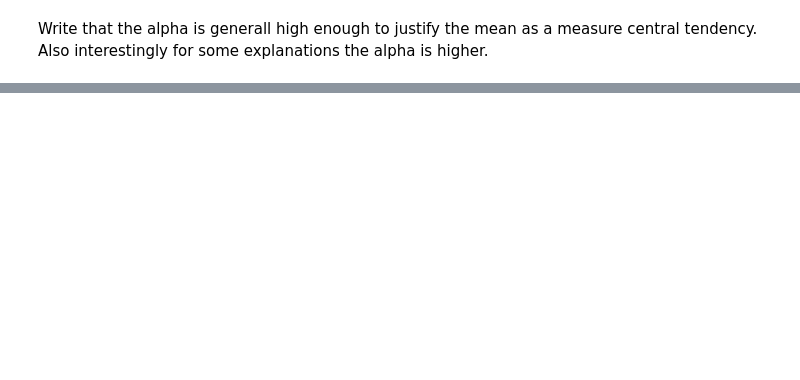
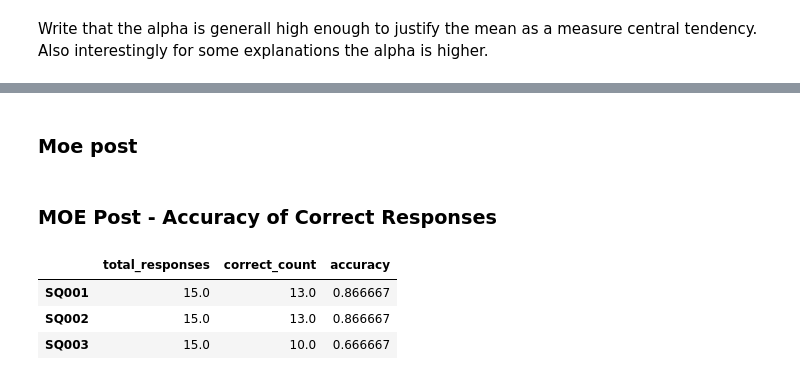
Before and after one commit to StefanHamm/surveyMasterThesis, a Jupyter notebook: survey_analysis.ipynb, the cells around one changed output, grey strips where cells are left out. Drawn from its saved outputs; the diff is of its cells as text; code cells hidden in the pictures; blank space fills up the shorter version.

```diff
--- a/survey_analysis.ipynb
+++ b/survey_analysis.ipynb
@@ -460,0 +580,48 @@ Write that the alpha is generall high enough to justify the mean as a measure ce
+# %% [markdown]
+### Moe post
+# %%
+# Subquestions SQ001 to S003
+# correct answers are: SQ001 Controlling , SQ002 Evading, SQ003 Both equally
+
+def check_moe_post_correct(df,question_code, subquestions):
+    correct_answer_pairs = {
+        "SQ001": ["Controlling"],
+        "SQ002": ["Evading"],
+        "SQ003": ["Both equally"],
+    }
+    results = {}
+
+    for sq in subquestions:
+        col_name = f"{question_code}[{sq}]"
+        if col_name in df.columns:
+            counts = df[col_name].value_counts(dropna=False)
+            total_responses = counts.sum()
+            # Get correct answers for this subquestion
+            correct_answers = correct_answer_pairs.get(sq, [])
+            # Sum counts for all correct answers
+            correct_count = sum(counts.get(ans, 0) for ans in correct_answers)
+            accuracy = correct_count / total_responses if total_responses > 0 else np.nan
+
+            results[sq] = {
+                "total_responses": total_responses,
+                "correct_count": correct_count,
+                "accuracy": accuracy,
+            }
+        else:
+            results[sq] = {
+                "total_responses": 0,
+                "correct_count": 0,
+                "accuracy": np.nan
+            }
+
+    return pd.DataFrame(results).T
+
+moe_post_results = check_moe_post_correct(df, question_pairs["mental_models"]["moe"]["post"], ["SQ001", "SQ002", "SQ003"])
+display(Markdown("### MOE Post - Accuracy of Correct Responses"))
+display(moe_post_results)
+# %% [output]
+### MOE Post - Accuracy of Correct Responses
+|  | total_responses | correct_count | accuracy |
+| SQ001 | 15.0 | 13.0 | 0.866667 |
+| SQ002 | 15.0 | 13.0 | 0.866667 |
+| SQ003 | 15.0 | 10.0 | 0.666667 |
```
Also changed, not shown: parts of 23 cells of this notebook.
